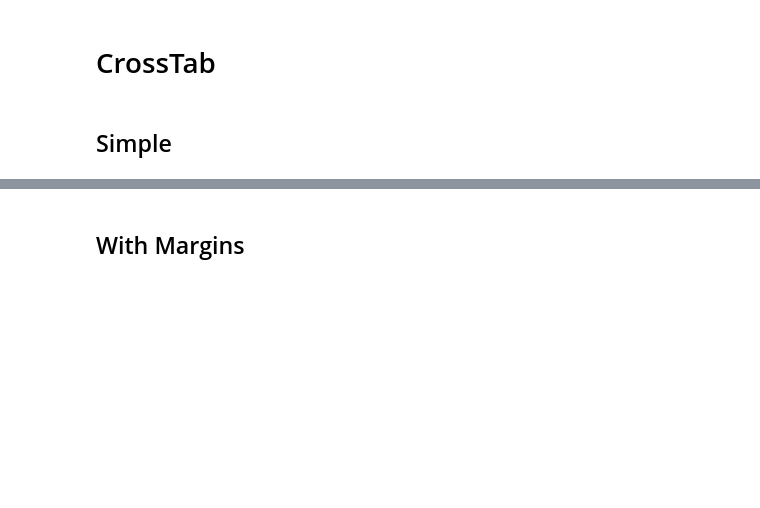
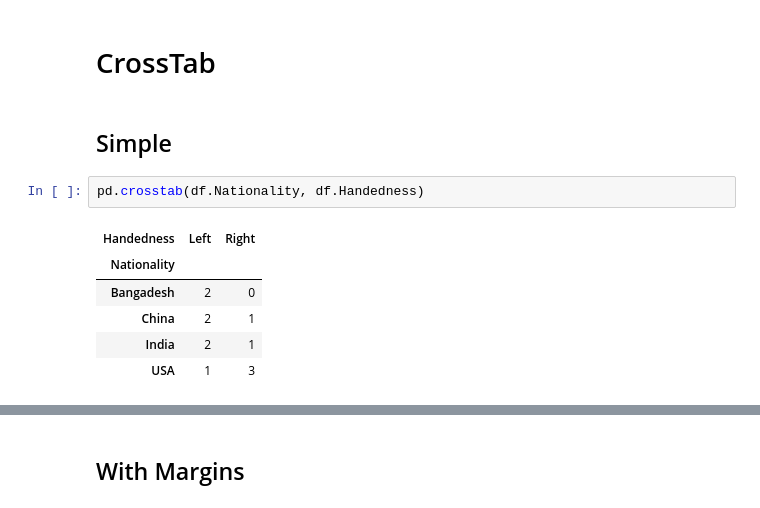
Before and after one commit to dayanandv/Data-Science, a Jupyter notebook: Crosstab.ipynb, the cells around one changed output, grey strips where cells are left out. Saved outputs shown, nothing was run; the diff lists cells and outputs as text; blank space fills up the shorter version.

```diff
--- a/Crosstab.ipynb
+++ b/Crosstab.ipynb
@@ -6,3 +20,12 @@ df
 # CrossTab
 # %% [markdown]
 ## Simple
+# %%
+pd.crosstab(df.Nationality, df.Handedness)
+# %% [output]
+| Handedness | Left | Right |
+| Nationality |  |  |
+| Bangadesh | 2 | 0 |
+| China | 2 | 1 |
+| India | 2 | 1 |
+| USA | 1 | 3 |
```
Also changed, not shown: parts of 16 cells of this notebook.
